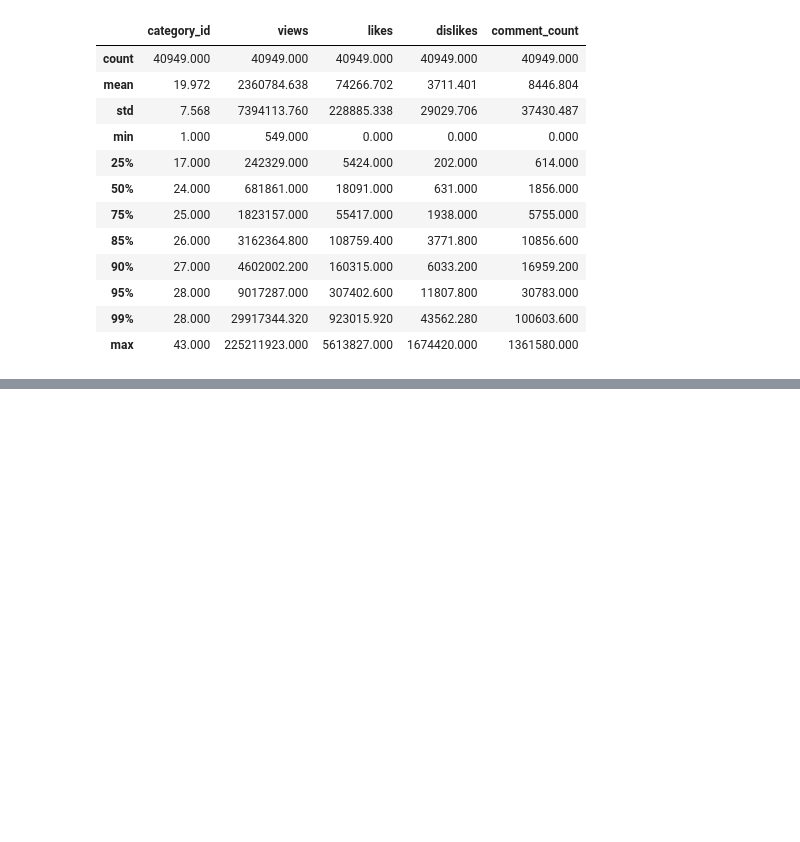
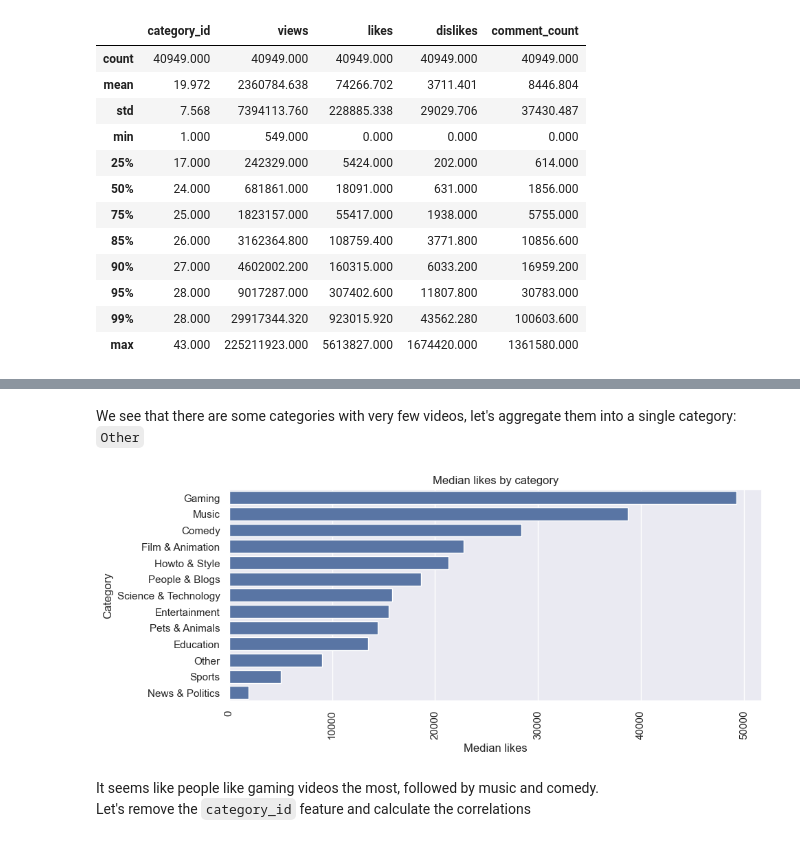
Before and after one commit to opalpeltzman/YouTubeLikesPrediction, a Jupyter notebook: YouTubeLikePrediction.ipynb, the cells around one changed output, grey strips where cells are left out. Cells and saved outputs as stored; diff of their text form; code cells hidden in the pictures; blank space fills up the shorter version.

```diff
--- a/YouTubeLikePrediction.ipynb
+++ b/YouTubeLikePrediction.ipynb
@@ -92,0 +124,7 @@ df_filtered.boxplot(column=["likes"], showmeans=True)
+# %%
+with open("youtube-new/US_category_id.json") as f:
+    categories = json.load(f)
+# %%
+category_id_to_name = {int(category["id"]): category["snippet"]["title"] for category in categories["items"]}
+# %%
+df["category_name"] = df["category_id"].map(category_id_to_name)
@@ -92,0 +152,21 @@ df_filtered.boxplot(column=["likes"], showmeans=True)
+# %% [markdown]
+We see that there are some categories with very few videos, let's aggregate them into a single category: `Other`
+# %%
+# Let's mark all the categories that have less than 500 videos as "Other"
+categories_to_keep = df["category_name"].value_counts()[df["category_name"].value_counts() > 500].index
+df.loc[~df["category_name"].isin(categories_to_keep), "category_name"] = "Other"
+# %%
+# Let's see the barplot of likes by category, sorted by the median
+category_likes = df.groupby("category_name")["likes"].median().sort_values(ascending=False)
+plt.figure(figsize=(10, 4))
+sns.barplot(x=category_likes.values, y=category_likes.index)
+plt.xlabel("Median likes")
+plt.ylabel("Category")
+plt.xticks(rotation=90)
+plt.title("Median likes by category")
+plt.show()
+# %% [output]
+[figure, added]
+# %% [markdown]
+It seems like people like gaming videos the most, followed by music and comedy.
+Let's remove the `category_id` feature and calculate the correlations
```
Also changed, not shown: parts of 30 cells of this notebook.
